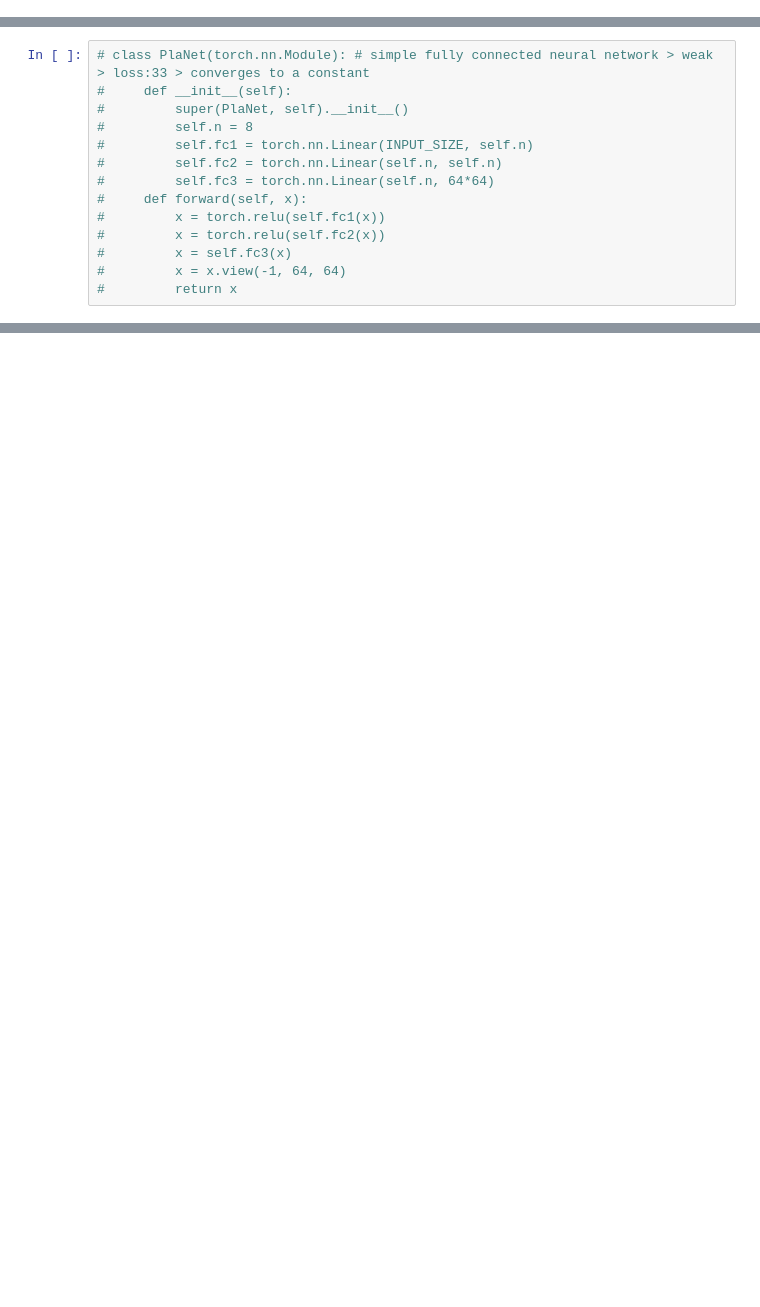
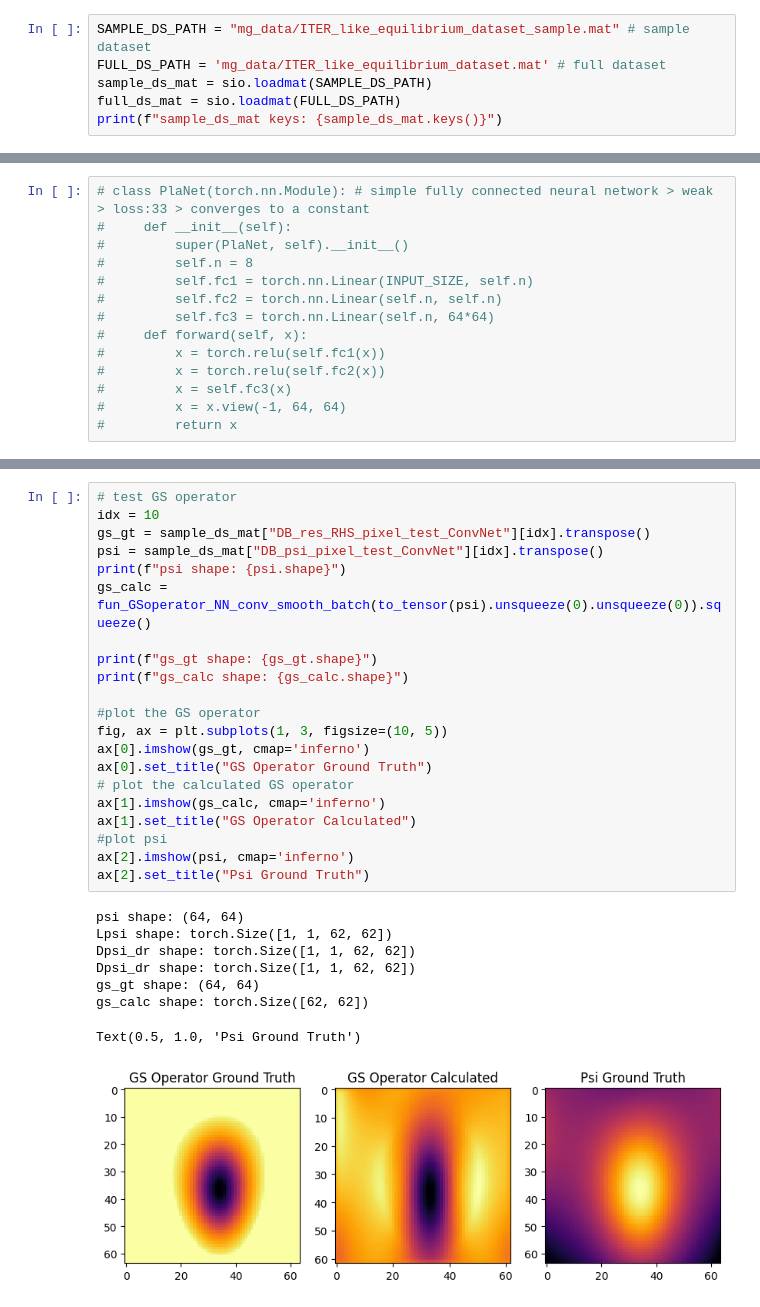
Before and after one commit to matgrand/PlaNet_Equil_reconstruction, a Jupyter notebook: mg_train.ipynb, the cells around one changed output, grey strips where cells are left out. Cells and saved outputs as stored; diff of their text form; blank space fills up the shorter version.

Commit message:
started understaing grad shafr operator

```diff
--- a/mg_train.ipynb
+++ b/mg_train.ipynb
@@ -31 +34,7 @@ USE_MAGNETIC = False
 INPUT_SIZE = int(USE_CURRENTS)*14 + int(USE_PROFILES)*202 + int(USE_MAGNETIC)*187
+# %%
+SAMPLE_DS_PATH = "mg_data/ITER_like_equilibrium_dataset_sample.mat" # sample dataset
+FULL_DS_PATH = 'mg_data/ITER_like_equilibrium_dataset.mat' # full dataset
+sample_ds_mat = sio.loadmat(SAMPLE_DS_PATH)
+full_ds_mat = sio.loadmat(FULL_DS_PATH)
+print(f"sample_ds_mat keys: {sample_ds_mat.keys()}")
@@ -142,0 +221,30 @@ print(f"Output shape: {y.shape}")
+# %%
+# test GS operator
+idx = 10
+gs_gt = sample_ds_mat["DB_res_RHS_pixel_test_ConvNet"][idx].transpose()
+psi = sample_ds_mat["DB_psi_pixel_test_ConvNet"][idx].transpose()
+print(f"psi shape: {psi.shape}")
+gs_calc = fun_GSoperator_NN_conv_smooth_batch(to_tensor(psi).unsqueeze(0).unsqueeze(0)).squeeze()
+
+print(f"gs_gt shape: {gs_gt.shape}")
+print(f"gs_calc shape: {gs_calc.shape}")
+
+#plot the GS operator
+fig, ax = plt.subplots(1, 3, figsize=(10, 5))
+ax[0].imshow(gs_gt, cmap='inferno')
+ax[0].set_title("GS Operator Ground Truth")
+# plot the calculated GS operator
+ax[1].imshow(gs_calc, cmap='inferno')
+ax[1].set_title("GS Operator Calculated")
+#plot psi
+ax[2].imshow(psi, cmap='inferno')
+ax[2].set_title("Psi Ground Truth")
+# %% [output]
+psi shape: (64, 64)
+Lpsi shape: torch.Size([1, 1, 62, 62])
+Dpsi_dr shape: torch.Size([1, 1, 62, 62])
+Dpsi_dr shape: torch.Size([1, 1, 62, 62])
+gs_gt shape: (64, 64)
+gs_calc shape: torch.Size([62, 62])
+Text(0.5, 1.0, 'Psi Ground Truth')
+[figure, added]
```
Also changed, not shown: parts of 15 cells of this notebook, 2 other files.
